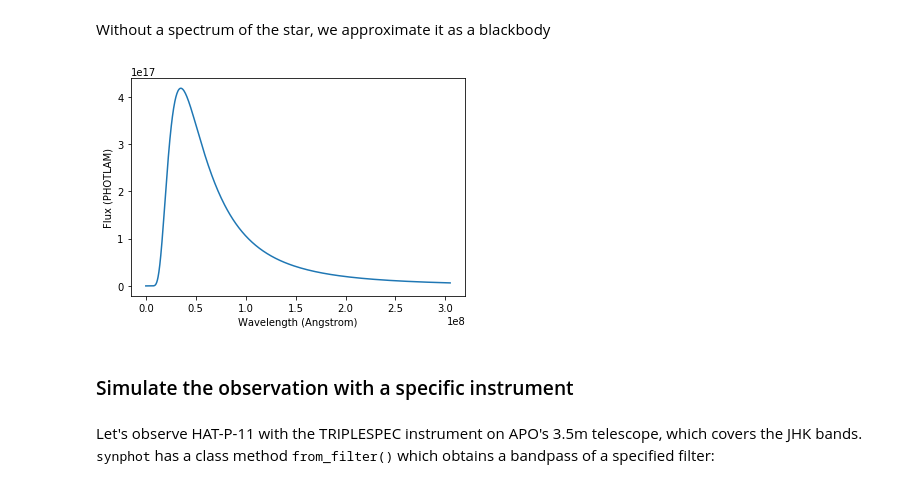
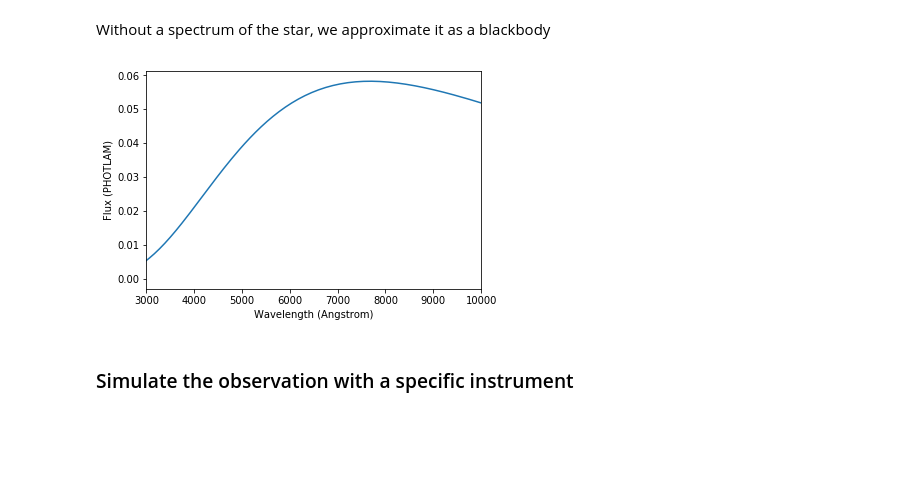
Before and after one commit to spacetelescope/synphot_refactor, a Jupyter notebook: tutorials/hatp11-countrate.ipynb, the cells around one changed output. Cells and saved outputs as stored; diff of their text form; code cells hidden in the pictures; blank space fills up the shorter version.

Commit message:
Added hatp11 count rate tutorial

```diff
--- a/tutorials/hatp11-countrate.ipynb
+++ b/tutorials/hatp11-countrate.ipynb
@@ -12,12 +13,16 @@ Without a spectrum of the star, we approximate it as a blackbody
 # %%
 T_eff = 4780  # temperature [K]
 
 # Use synphot.models and synphot.spectrum module to generate a blackbody spectrum
-photlam_hatp11 = SourceSpectrum(BlackBody1D, T_eff)  # in photon s-1 cm^-2 AA^-1
-photlam_hatp11.plot()
+photlam_hatp11 = SourceSpectrum(BlackBody1D, temperature=T_eff)  # in photon s-1 cm^-2 AA^-1
+
+# Compute the flux at Earth from the luminosity
+R_hatp11 = 0.683 * u.R_sun  # radius in solar units
+d = (123 * u.lyr).to(u.R_sun)  # distance to HATP11 in solar radii
+photlam_hatp11 = photlam_hatp11 * (R_hatp11 / d) ** 2
+
+photlam_hatp11.plot(left=3000, right=10000)
 # %% [output]
-[figure, old version]
+[figure, new version]
 # %% [markdown]
 ### Simulate the observation with a specific instrument
-# %% [markdown]
-<p>Let's observe HAT-P-11 with the TRIPLESPEC instrument on APO's 3.5m telescope, which covers the JHK bands. <tt>synphot</tt> has a class method <tt>from_filter()</tt> which obtains a bandpass of a specified filter:</p>
```
Also changed, not shown: parts of 11 cells of this notebook.
